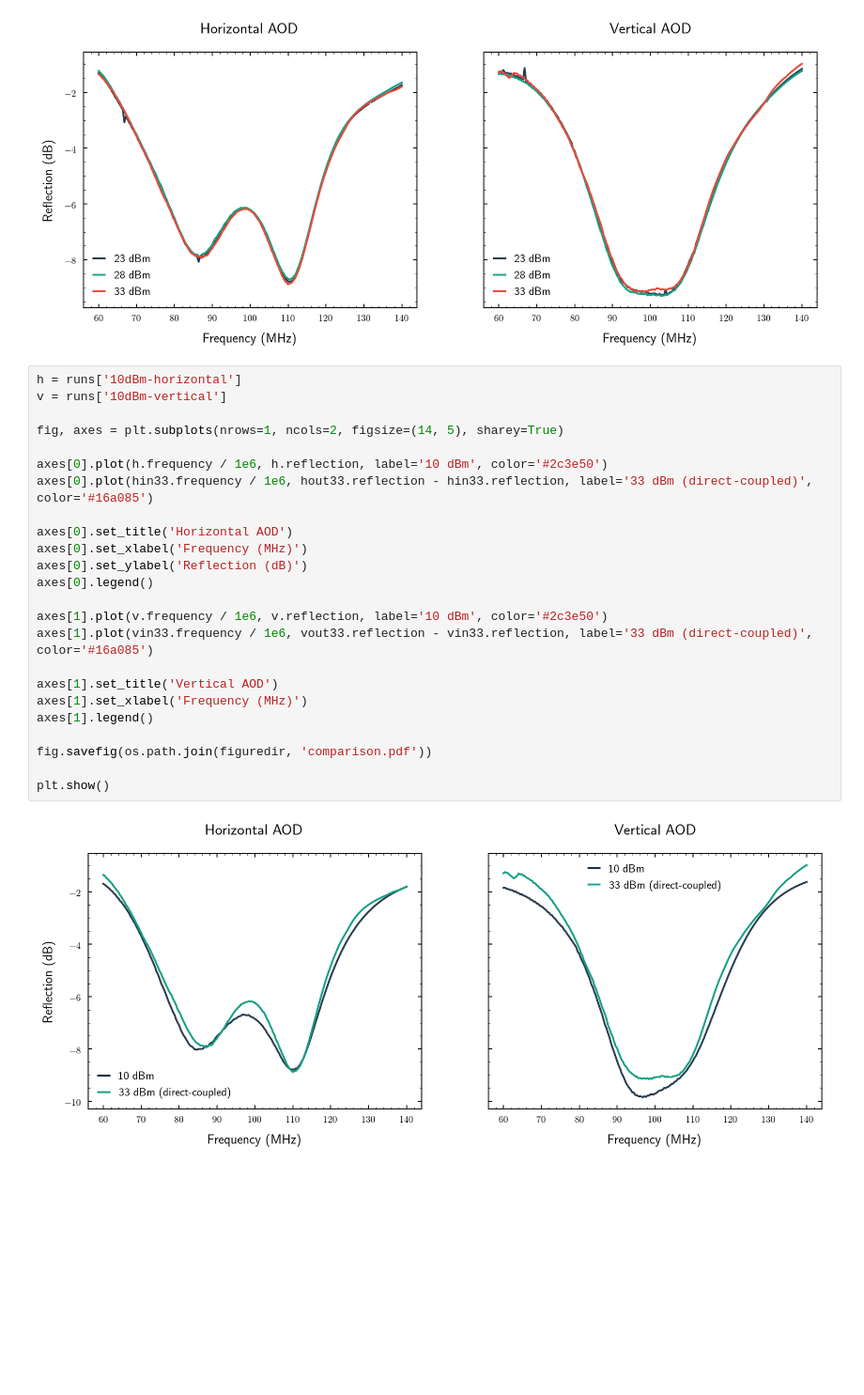
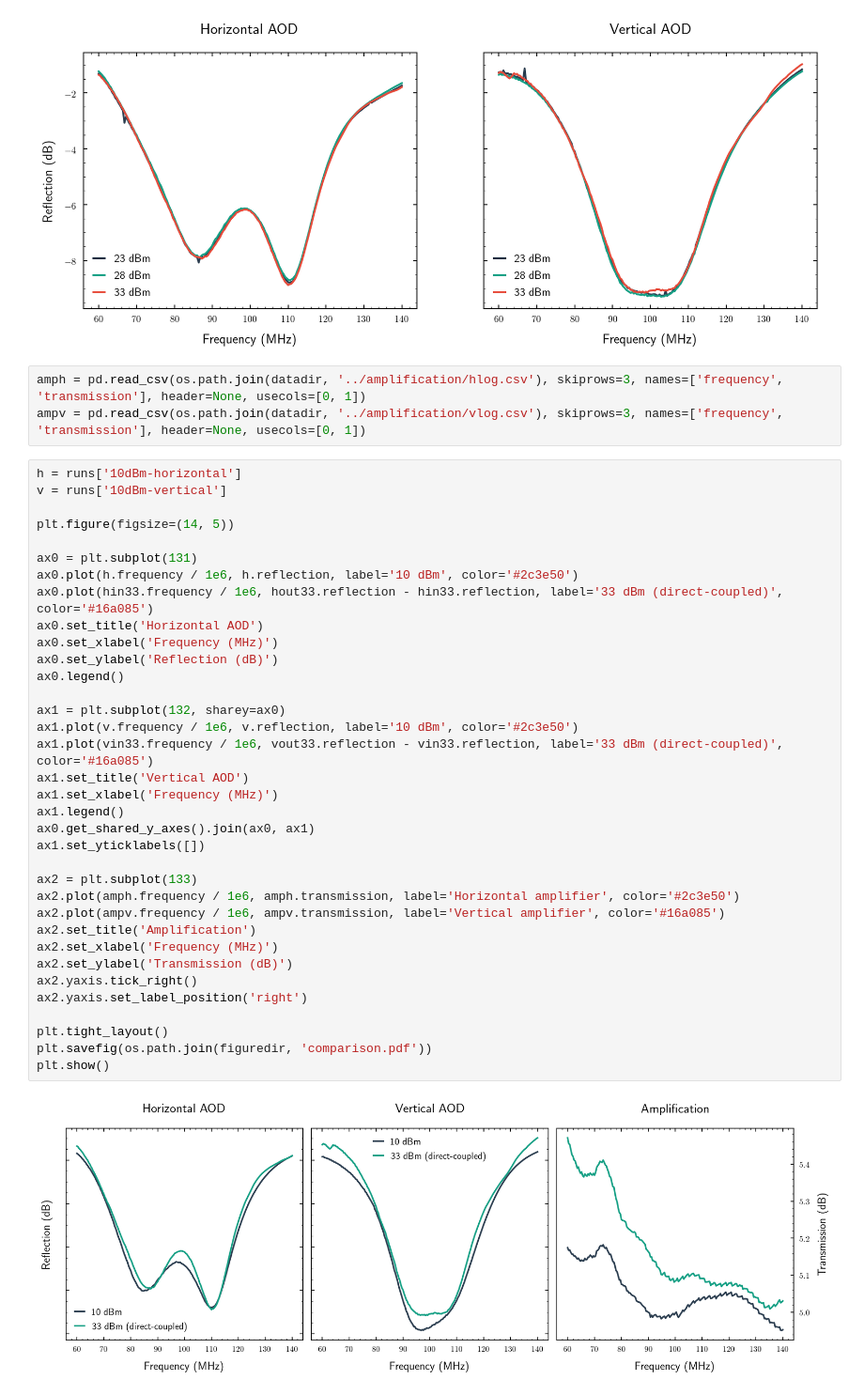
Before and after one commit to bodokaiser/bachelor-thesis, a Jupyter notebook: notebook/evaluation/signal-reflection.ipynb, the cells around one changed output. Shown at 94% size. Saved outputs shown, nothing was run; the diff lists cells and outputs as text; blank space fills up the shorter version.

```diff
--- a/notebook/evaluation/signal-reflection.ipynb
+++ b/notebook/evaluation/signal-reflection.ipynb
@@ -103,29 +109,43 @@ fig.savefig(os.path.join(figuredir, 'coupled.pdf'))
 plt.show()
 # %% [output]
 [figure]
+# %%
+amph = pd.read_csv(os.path.join(datadir, '../amplification/hlog.csv'), skiprows=3, names=['frequency', 'transmission'], header=None, usecols=[0, 1])
+ampv = pd.read_csv(os.path.join(datadir, '../amplification/vlog.csv'), skiprows=3, names=['frequency', 'transmission'], header=None, usecols=[0, 1])
 # %%
 h = runs['10dBm-horizontal']
 v = runs['10dBm-vertical']
 
-fig, axes = plt.subplots(nrows=1, ncols=2, figsize=(14, 5), sharey=True)
+plt.figure(figsize=(14, 5))
 
-axes[0].plot(h.frequency / 1e6, h.reflection, label='10 dBm', color='#2c3e50')
-axes[0].plot(hin33.frequency / 1e6, hout33.reflection - hin33.reflection, label='33 dBm (direct-coupled)', color='#16a085')
+ax0 = plt.subplot(131)
+ax0.plot(h.frequency / 1e6, h.reflection, label='10 dBm', color='#2c3e50')
+ax0.plot(hin33.frequency / 1e6, hout33.reflection - hin33.reflection, label='33 dBm (direct-coupled)', color='#16a085')
+ax0.set_title('Horizontal AOD')
+ax0.set_xlabel('Frequency (MHz)')
+ax0.set_ylabel('Reflection (dB)')
+ax0.legend()
 
-axes[0].set_title('Horizontal AOD')
-axes[0].set_xlabel('Frequency (MHz)')
-axes[0].set_ylabel('Reflection (dB)')
-axes[0].legend()
+ax1 = plt.subplot(132, sharey=ax0)
+ax1.plot(v.frequency / 1e6, v.reflection, label='10 dBm', color='#2c3e50')
+ax1.plot(vin33.frequency / 1e6, vout33.reflection - vin33.reflection, label='33 dBm (direct-coupled)', color='#16a085')
+ax1.set_title('Vertical AOD')
+ax1.set_xlabel('Frequency (MHz)')
+ax1.legend()
+ax0.get_shared_y_axes().join(ax0, ax1)
+ax1.set_yticklabels([])
 
-axes[1].plot(v.frequency / 1e6, v.reflection, label='10 dBm', color='#2c3e50')
-axes[1].plot(vin33.frequency / 1e6, vout33.reflection - vin33.reflection, label='33 dBm (direct-coupled)', color='#16a085')
+ax2 = plt.subplot(133)
+ax2.plot(amph.frequency / 1e6, amph.transmission, label='Horizontal amplifier', color='#2c3e50')
+ax2.plot(ampv.frequency / 1e6, ampv.transmission, label='Vertical amplifier', color='#16a085')
+ax2.set_title('Amplification')
+ax2.set_xlabel('Frequency (MHz)')
+ax2.set_ylabel('Transmission (dB)')
+ax2.yaxis.tick_right()
+ax2.yaxis.set_label_position('right')
 
-axes[1].set_title('Vertical AOD')
-axes[1].set_xlabel('Frequency (MHz)')
-axes[1].legend()
-
-fig.savefig(os.path.join(figuredir, 'comparison.pdf'))
-
+plt.tight_layout()
+plt.savefig(os.path.join(figuredir, 'comparison.pdf'))
 plt.show()
 # %% [output]
-[figure, old version]
+[figure, new version]
```
Also changed, not shown: parts of 3 cells of this notebook, 12 other files.
